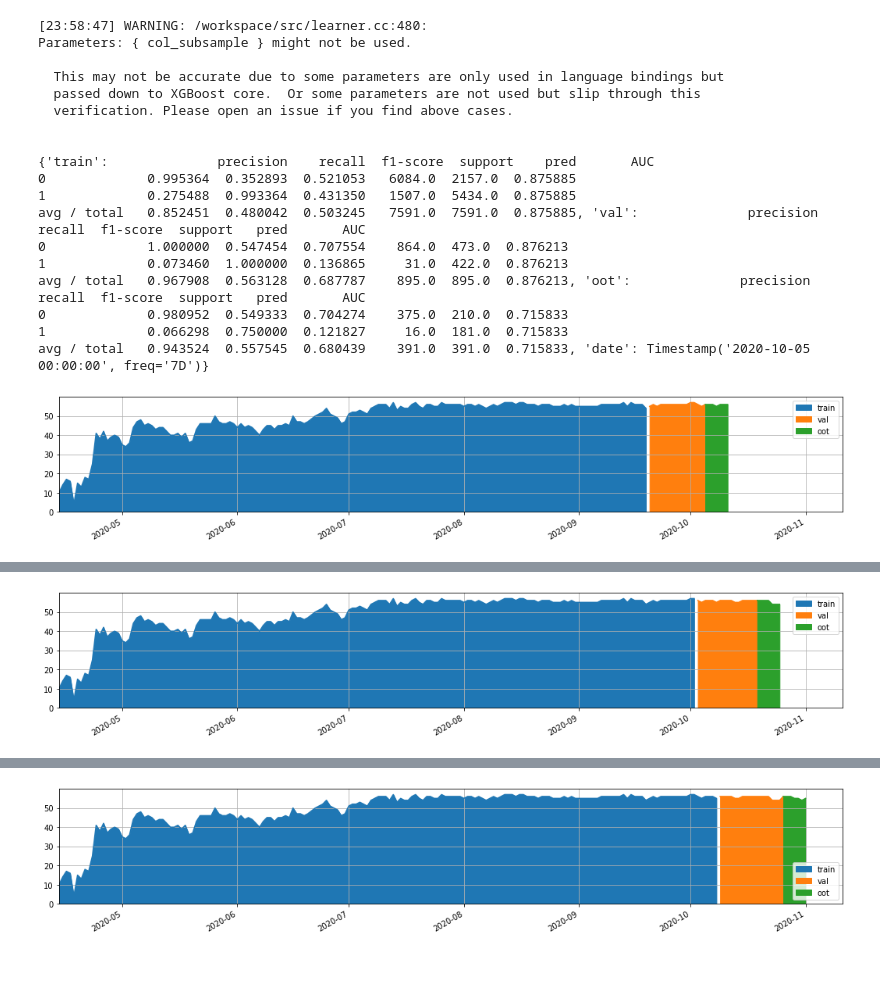
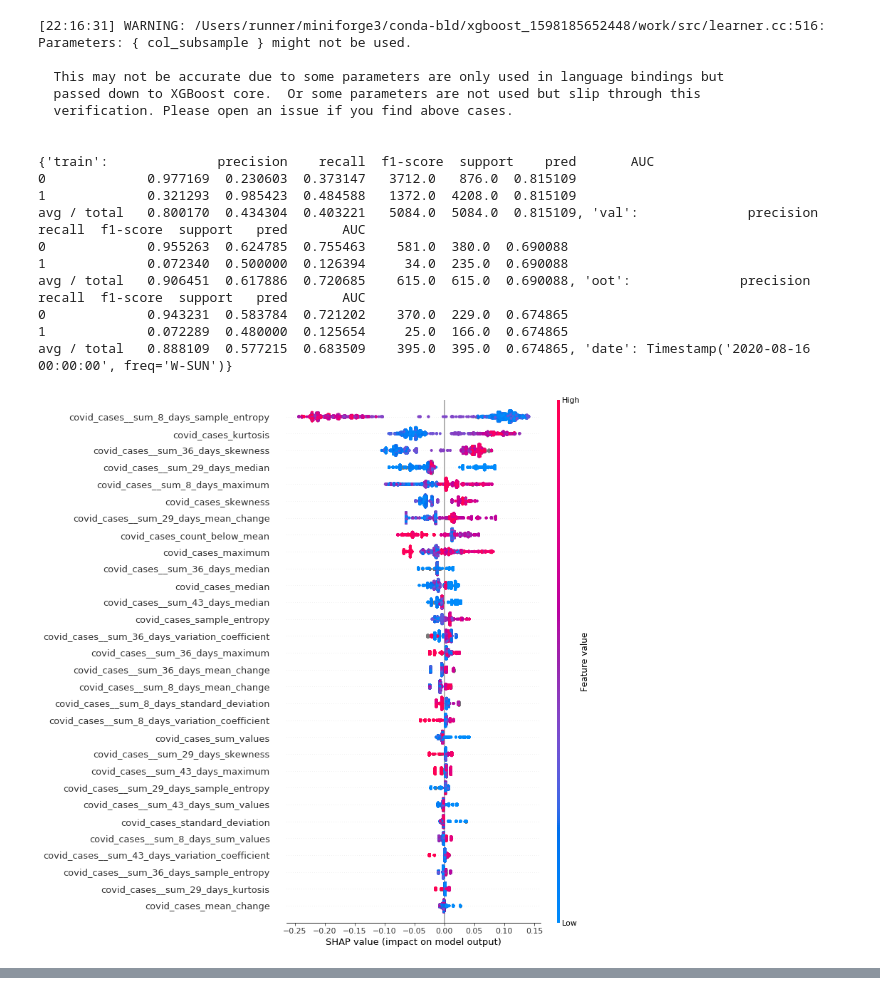
Before and after one commit to dhdzmota/omath_mota_rulo, a Jupyter notebook: notebooks/Experiment.ipynb, the cells around one changed output, grey strips where cells are left out. Cells and saved outputs as stored; diff of their text form; code cells hidden in the pictures; blank space fills up the shorter version.

```diff
--- a/notebooks/Experiment.ipynb
+++ b/notebooks/Experiment.ipynb
@@ -57,0 +29,4 @@ date_data = data_[data_['fecha'] > data_['fecha'].quantile(.8)]
+# %%
+data = train_data.get()
+data = data[data['fecha'] < '2020-11-12']
+data.shape
@@ -58,8 +37,10 @@ date_data = data_[data_['fecha'] > data_['fecha'].quantile(.8)]
+# %%
+experiment_rounds_data = data[data['fecha'] > data['fecha'].quantile(.5)]
 # %%
 def plot_folds(X_train, X_val, X_oot):
     fig, ax = plt.subplots(1, 1, figsize=(18, 3))
 
-    data_plot = X_train.reset_index()['fecha'].value_counts()
+    data_plot = train['fecha'].value_counts()
     data_plot.name = 'train'
     data_plot.plot(
         kind='area',
@@ -67,7 +48,7 @@ def plot_folds(X_train, X_val, X_oot):
         legend=True,
         ax=ax)
 
-    data_plot = X_val.reset_index()['fecha'].value_counts()
+    data_plot = val['fecha'].value_counts()
     data_plot.name = 'val'
     data_plot.plot(
         kind='area',
@@ -75,7 +56,7 @@ def plot_folds(X_train, X_val, X_oot):
         legend=True,
         ax=ax)
 
-    data_plot = X_oot.reset_index()['fecha'].value_counts()
+    data_plot = oot['fecha'].value_counts()
     data_plot.name = 'oot'
     data_plot.plot(
         kind='area',
@@ -83,7 +64,21 @@ def plot_folds(X_train, X_val, X_oot):
         legend=True,
         ax=ax)
     ax.set_xlim(
-        date2num(data_['fecha'].min()),
-        date2num(data_['fecha'].max()))
+        date2num(data['fecha'].min()),
+        date2num(data['fecha'].max()))
 
     return fig, ax
+
+reports, feature_importance, dates = [], [], []
+for date, oot in experiment_rounds_data.set_index('fecha').groupby(pd.Grouper(freq='W')):
+    dates.append(date)
+    oot.reset_index(inplace=True)
+    train = data[data['fecha'] <= date]
+
+    oos_size = .1
+    val_boundary = train['fecha'].quantile(1 - oos_size)
+
+    val = train[train['fecha'] >= val_boundary]
+    train = train[train['fecha'] < val_boundary]
+
+    plot_folds(train, val, oot)
@@ -92,9 +100,9 @@ def plot_folds(X_train, X_val, X_oot):
 # %%
 reports, feature_importance, dates = [], [], []
-for date, oot in date_data.set_index('fecha').groupby(pd.Grouper(freq='7D')):
+for date, oot in experiment_rounds_data.set_index('fecha').groupby(pd.Grouper(freq='W')):
     dates.append(date)
     oot.reset_index(inplace=True)
-    train = data_[data_['fecha'] <= date]
+    train = data[data['fecha'] <= date]
 
     oos_size = .1
     val_boundary = train['fecha'].quantile(1 - oos_size)
@@ -104,18 +112,16 @@ for date, oot in date_data.set_index('fecha').groupby(pd.Grouper(freq='7D')):
 
     # Split data
     X_train = train.set_index(['fecha', 'nombre_hospital']).copy()
-    X_train.drop(list(set(X_train.columns).intersection(forbiden)), axis=1, inplace=True)
+    X_train.drop(list(set(X_train.columns).intersection(train_data._TARGETS)), axis=1, inplace=True)
     y_train = train.set_index(['fecha', 'nombre_hospital'])[target]
 
     X_val = val.set_index(['fecha', 'nombre_hospital']).copy()
-    X_val.drop(list(set(X_val.columns).intersection(forbiden)), axis=1, inplace=True)
+    X_val.drop(list(set(X_val.columns).intersection(train_data._TARGETS)), axis=1, inplace=True)
     y_val = val.set_index(['fecha', 'nombre_hospital'])[target]
 
     X_oot = oot.set_index(['fecha', 'nombre_hospital']).copy()
-    X_oot.drop(list(set(X_oot.columns).intersection(forbiden)), axis=1, inplace=True)
+    X_oot.drop(list(set(X_oot.columns).intersection(train_data._TARGETS)), axis=1, inplace=True)
     y_oot = oot.set_index(['fecha', 'nombre_hospital'])[target]
-
-#     plot_folds(X_train, X_val, X_oot)
 
     scale_pos_weight = (y_train == 0).sum() / (y_train == 1).sum()
 
@@ -166,43 +172,41 @@ for date, oot in date_data.set_index('fecha').groupby(pd.Grouper(freq='7D')):
 
     print(local_reports)
     reports.append(local_reports)
 
-    plot_folds(X_train, X_val, X_oot)
-
     fig, ax = plt.subplots(1, 1)
     explainer = shap.TreeExplainer(model)
 
     shaps_values = pd.DataFrame(
         explainer.shap_values(X_train),
         columns=X_train.columns)
 
     shap.summary_plot(
         shaps_values.values,
         X_train,
         max_display=30)
 
     feature_importance.append(shaps_values.abs().sum(axis=0).sort_values())
 
 feature_importance = pd.DataFrame(
     feature_importance,
     index=dates)
 # %% [output]
-[23:58:47] WARNING: /workspace/src/learner.cc:480:
+[22:16:31] WARNING: /Users/runner/miniforge3/conda-bld/xgboost_1598185652448/work/src/learner.cc:516:
 Parameters: { col_subsample } might not be used.
 
   This may not be accurate due to some parameters are only used in language bindings but
   passed down to XGBoost core.  Or some parameters are not used but slip through this
   verification. Please open an issue if you find above cases.
 
 
 {'train':              precision    recall  f1-score  support    pred       AUC
-0             0.995364  0.352893  0.521053   6084.0  2157.0  0.875885
-1             0.275488  0.993364  0.431350   1507.0  5434.0  0.875885
-avg / total   0.852451  0.480042  0.503245   7591.0  7591.0  0.875885, 'val':              precision    recall  f1-score  support   pred       AUC
-0             1.000000  0.547454  0.707554    864.0  473.0  0.876213
-1             0.073460  1.000000  0.136865     31.0  422.0  0.876213
-avg / total   0.967908  0.563128  0.687787    895.0  895.0  0.876213, 'oot':              precision    recall  f1-score  support   pred       AUC
-0             0.980952  0.549333  0.704274    375.0  210.0  0.715833
-1             0.066298  0.750000  0.121827     16.0  181.0  0.715833
-avg / total   0.943524  0.557545  0.680439    391.0  391.0  0.715833, 'date': Timestamp('2020-10-05 00:00:00', freq='7D')}
+0             0.977169  0.230603  0.373147   3712.0   876.0  0.815109
+1             0.321293  0.985423  0.484588   1372.0  4208.0  0.815109
+avg / total   0.800170  0.434304  0.403221   5084.0  5084.0  0.815109, 'val':              precision    recall  f1-score  support   pred       AUC
+0             0.955263  0.624785  0.755463    581.0  380.0  0.690088
+1             0.072340  0.500000  0.126394     34.0  235.0  0.690088
+avg / total   0.906451  0.617886  0.720685    615.0  615.0  0.690088, 'oot':              precision    recall  f1-score  support   pred       AUC
+0             0.943231  0.583784  0.721202    370.0  229.0  0.674865
+1             0.072289  0.480000  0.125654     25.0  166.0  0.674865
+avg / total   0.888109  0.577215  0.683509    395.0  395.0  0.674865, 'date': Timestamp('2020-08-16 00:00:00', freq='W-SUN')}
-[figure, old version]
+[figure, new version]
@@ -248 +269,0 @@ avg / total   0.917638  0.642487  0.720550    386.0  386.0  0.745558, 'date': Ti
-[figure, removed]
@@ -268 +269,0 @@ avg / total   0.950402  0.700258  0.779166    387.0  387.0  0.855232, 'date': Ti
-[figure, removed]
```
Also changed, not shown: parts of 13 cells of this notebook, 5 other files.
